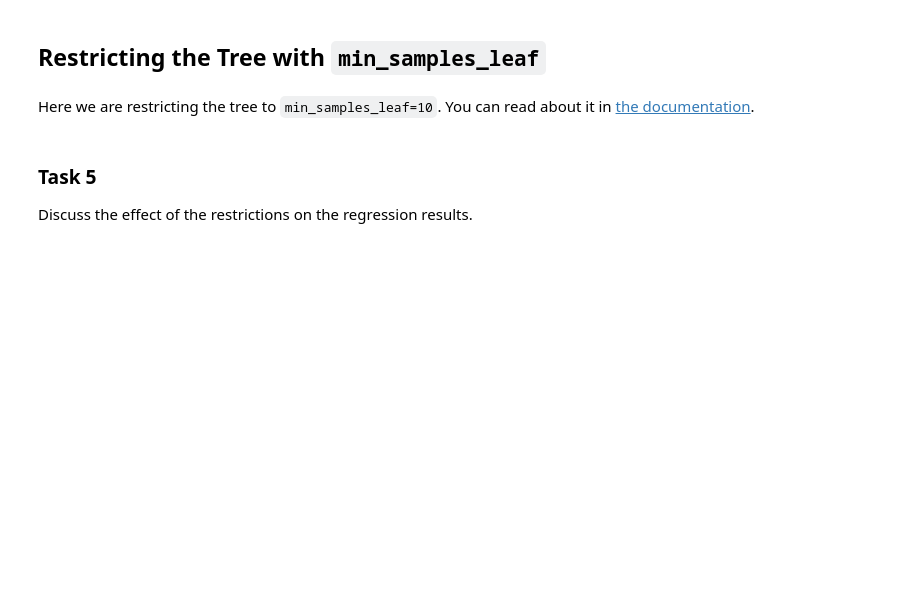
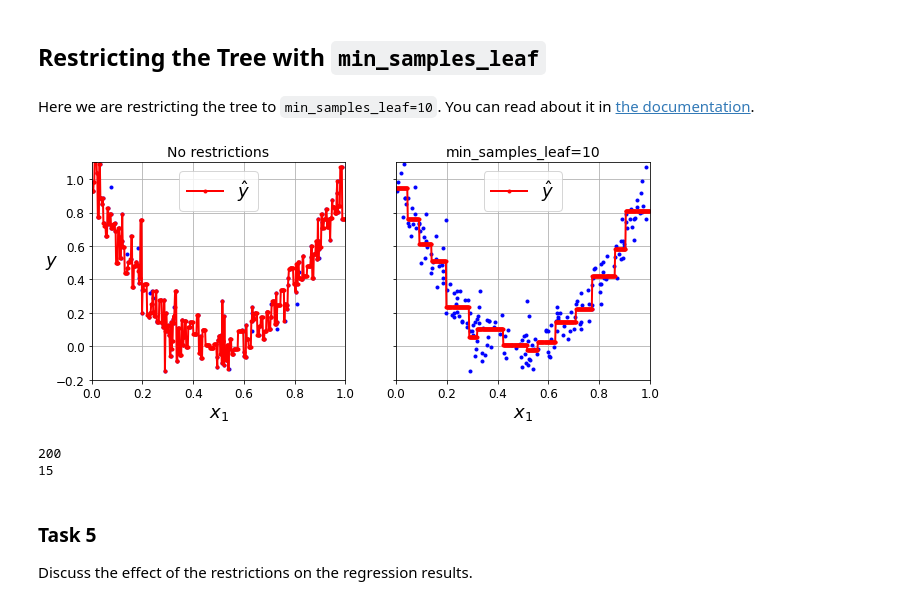
Before and after one commit to ThOliveira23/PH482_582_Sp22, a Jupyter notebook: Exercises/03_Exercise3_Group2_Soeiro_Oliveira.ipynb, the cells around one changed output. Cells and saved outputs as stored; diff of their text form; code cells hidden in the pictures; blank space fills up the shorter version.

```diff
--- a/Exercises/03_Exercise3_Group2_Soeiro_Oliveira.ipynb
+++ b/Exercises/03_Exercise3_Group2_Soeiro_Oliveira.ipynb
@@ -282,0 +292,3 @@ from sklearn.tree import DecisionTreeRegressor
+# %%
+tree_reg = DecisionTreeRegressor(max_depth=2, random_state=42)
+tree_reg.fit(X,y)
@@ -337,34 +353,47 @@ Source.from_file(os.path.join(IMAGES_PATH, "regression_tree.dot"))
 # %% [markdown]
 Here we are restricting the tree to `min_samples_leaf=10`. You can read about it in [the documentation](https://scikit-learn.org/stable/modules/generated/sklearn.tree.DecisionTreeRegressor.html).
 # %%
+# min_samples_leaf = The minimum number of samples required to be at a leaf node
+
 tree_reg1 = DecisionTreeRegressor(random_state=42)
 tree_reg2 = DecisionTreeRegressor(random_state=42, min_samples_leaf=10)
 tree_reg1.fit(X, y)
 tree_reg2.fit(X, y)
 
 x1 = np.linspace(0, 1, 500).reshape(-1, 1)
 y_pred1 = tree_reg1.predict(x1)
 y_pred2 = tree_reg2.predict(x1)
 
 fig, axes = plt.subplots(ncols=2, figsize=(10, 4), sharey=True)
 
 plt.sca(axes[0])
 plt.plot(X, y, "b.")
 plt.plot(x1, y_pred1, "r.-", linewidth=2, label=r"$\hat{y}$")
 plt.axis([0, 1, -0.2, 1.1])
 plt.xlabel("$x_1$", fontsize=18)
 plt.ylabel("$y$", fontsize=18, rotation=0)
 plt.legend(loc="upper center", fontsize=18)
 plt.title("No restrictions", fontsize=14)
+plt.grid()
 
 plt.sca(axes[1])
 plt.plot(X, y, "b.")
 plt.plot(x1, y_pred2, "r.-", linewidth=2, label=r"$\hat{y}$")
 plt.axis([0, 1, -0.2, 1.1])
 plt.xlabel("$x_1$", fontsize=18)
+plt.legend(loc="upper center", fontsize=18)
 plt.title("min_samples_leaf={}".format(tree_reg2.min_samples_leaf), fontsize=14)
+plt.grid()
 
 plt.show()
+# %% [output]
+[figure, added]
+# %%
+print(tree_reg1.get_n_leaves())
+print(tree_reg2.get_n_leaves())
+# %% [output]
+200
+15
 # %% [markdown]
 ### Task 5
 
```
Also changed, not shown: parts of 22 cells of this notebook.
